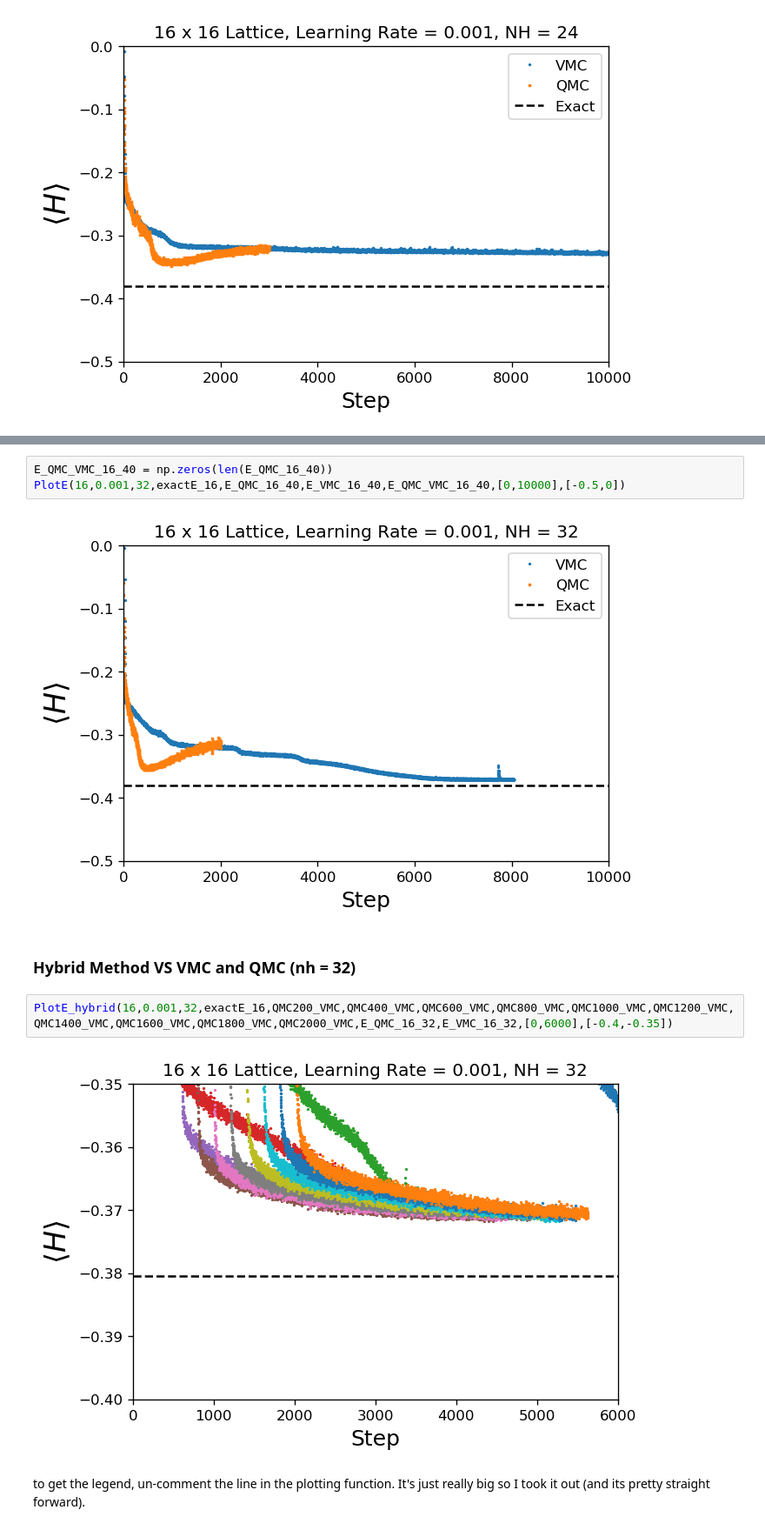
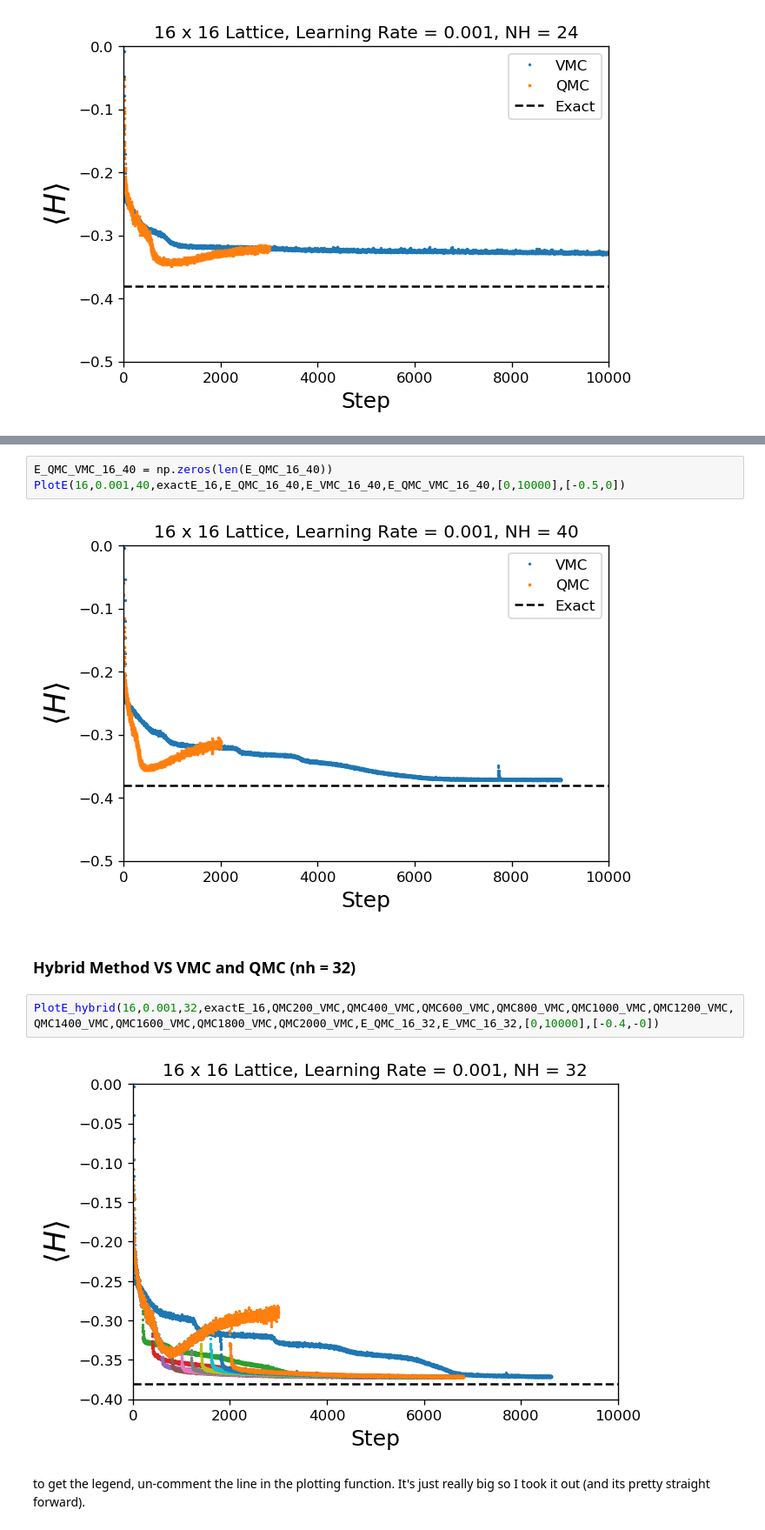
Before and after one commit to MelkoCollective/NeuralNetworks-for-Quantum, a Jupyter notebook: src_qmc_vmc/Paper Plots.ipynb, the cells around one changed output, grey strips where cells are left out. Shown at 87% size. Saved outputs shown, nothing was run; the diff lists cells and outputs as text.

Commit message:
update paper plots

```diff
--- a/src_qmc_vmc/Paper Plots.ipynb
+++ b/src_qmc_vmc/Paper Plots.ipynb
@@ -374,14 +374,14 @@ PlotE(16,0.001,32,exactE_16,E_QMC_16_32,E_VMC_16_32,E_QMC_VMC_16_32,[0,10000],[-
 # %%
 E_QMC_VMC_16_40 = np.zeros(len(E_QMC_16_40))
-PlotE(16,0.001,32,exactE_16,E_QMC_16_40,E_VMC_16_40,E_QMC_VMC_16_40,[0,10000],[-0.5,0])
+PlotE(16,0.001,40,exactE_16,E_QMC_16_40,E_VMC_16_40,E_QMC_VMC_16_40,[0,10000],[-0.5,0])
 # %% [output]
-[figure, old version]
+[figure, new version]
 # %% [markdown]
 ### Hybrid Method VS VMC and QMC (nh = 32)
 # %%
-PlotE_hybrid(16,0.001,32,exactE_16,QMC200_VMC,QMC400_VMC,QMC600_VMC,QMC800_VMC,QMC1000_VMC,QMC1200_VMC,QMC1400_VMC,QMC1600_VMC,QMC1800_VMC,QMC2000_VMC,E_QMC_16_32,E_VMC_16_32,[0,6000],[-0.4,-0.35])
+PlotE_hybrid(16,0.001,32,exactE_16,QMC200_VMC,QMC400_VMC,QMC600_VMC,QMC800_VMC,QMC1000_VMC,QMC1200_VMC,QMC1400_VMC,QMC1600_VMC,QMC1800_VMC,QMC2000_VMC,E_QMC_16_32,E_VMC_16_32,[0,10000],[-0.4,-0])
 # %% [output]
-[figure, old version]
+[figure, new version]
 # %% [markdown]
 to get the legend, un-comment the line in the plotting function. It's just really big so I took it out (and its pretty straight forward).
 # %% [markdown]
```
Also changed, not shown: parts of 8 cells of this notebook.
